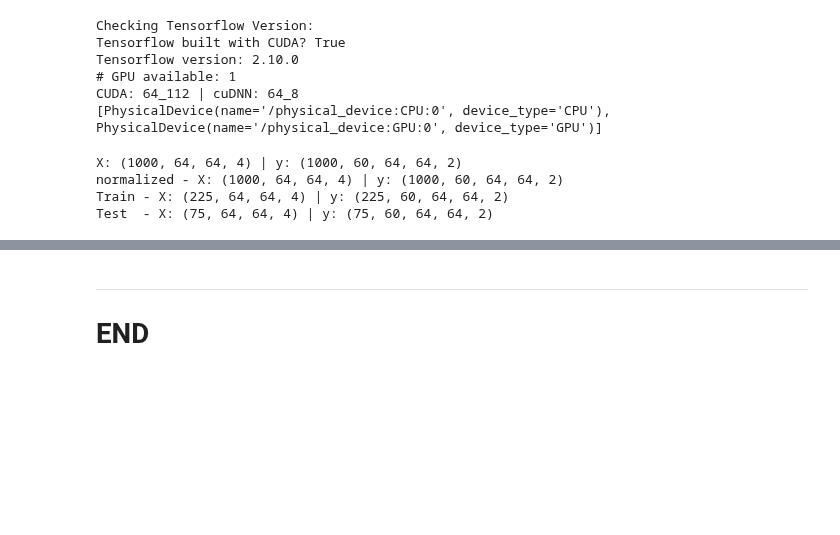
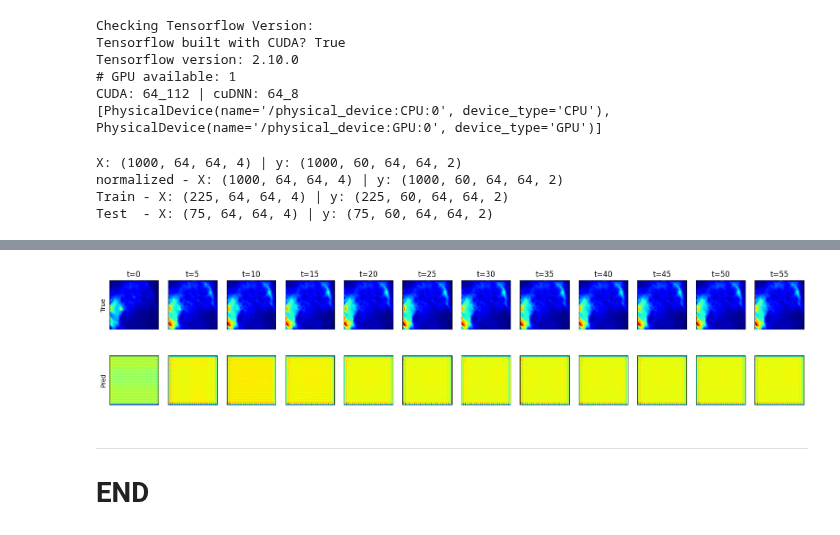
Before and after one commit to misaelmmorales/Stochastic-pix2vid, a Jupyter notebook: CNN_RNN_CO2_v2.ipynb, the cells around one changed output, grey strips where cells are left out. Saved outputs shown, nothing was run; the diff lists cells and outputs as text; code cells hidden in the pictures; blank space fills up the shorter version.

```diff
--- a/CNN_RNN_CO2_v2.ipynb
+++ b/CNN_RNN_CO2_v2.ipynb
@@ -8,6 +8,7 @@ proxy = SpatiotemporalCO2()
 proxy.num_epochs = 100
 proxy.batch_size = 15
 proxy.verbose    = 1
+proxy.l2_alpha   = 0.9
 # %% [output]
 Checking Tensorflow Version:
 Tensorflow built with CUDA? True
@@ -47,0 +50,4 @@ Epoch 69/100
+# %%
+y_train_pred = model.predict(proxy.X_train)
+y_test_pred  = model.predict(proxy.X_test)
+print('Train pred: {} | Test pred: {}'.format(y_train_pred.shape, y_test_pred.shape))
@@ -48,3 +58,17 @@ Epoch 69/100
+# %%
+k = 100
+
+fig, axs = plt.subplots(2, 12, figsize=(20,4))
+for j in range(12):
+    axs[0,j].imshow(proxy.y_train[k,j*5,:,:,0], 'jet')
+    axs[1,j].imshow(y_train_pred[k,j*5,:,:,0], 'jet')
+    axs[0,j].set(title='t={}'.format(j*5))
+    for i in range(2):
+        axs[i,j].set(xticks=[], yticks=[])
+axs[0,0].set(ylabel='True'); axs[1,0].set(ylabel='Pred')
+plt.show()
+# %% [output]
+[figure, added]
 # %% [markdown]
 ***
 # END
```
Also changed, not shown: parts of 2 cells of this notebook, 1 other file.
